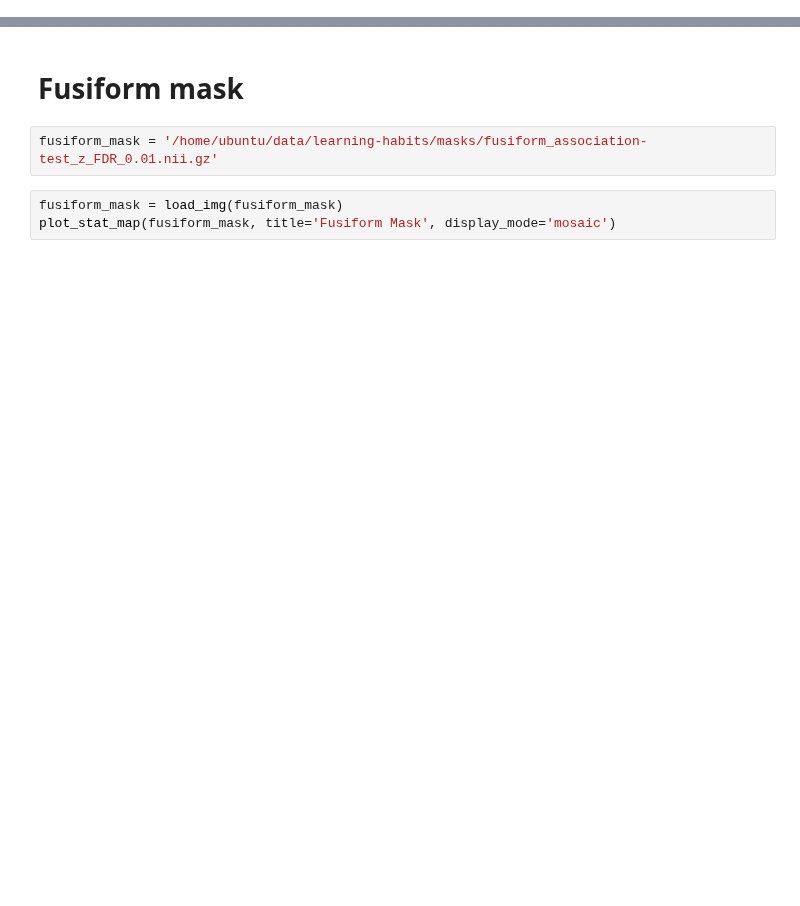
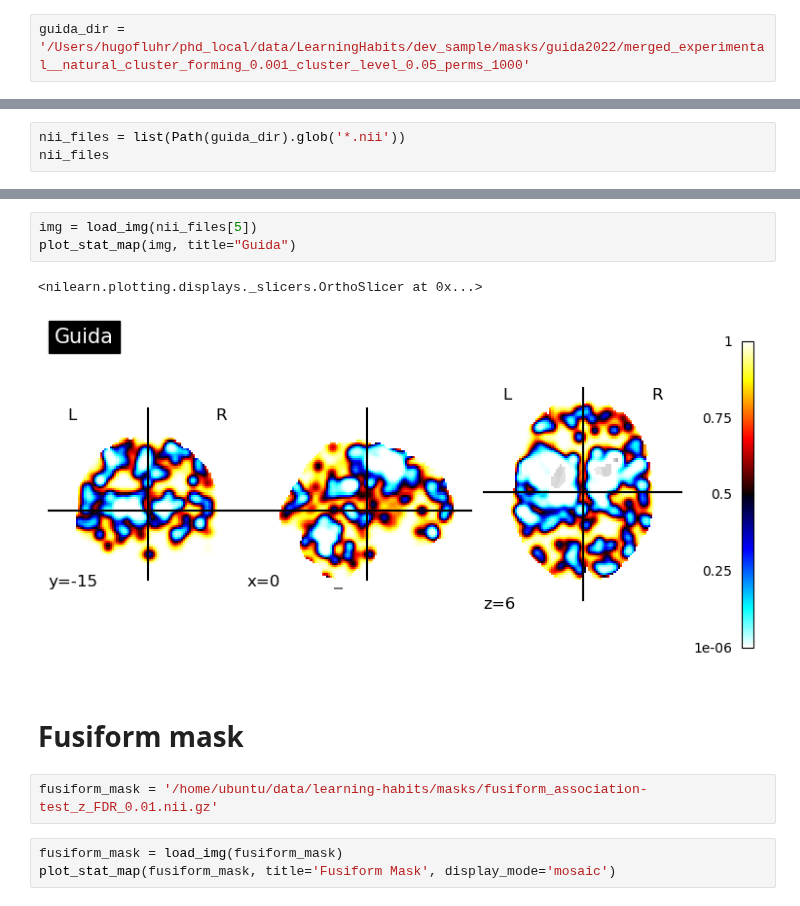
Before and after one commit to hugofluhr/learning-habits-analysis, a Jupyter notebook: notebooks/ROI_masks.ipynb, the cells around one changed output, grey strips where cells are left out. Saved outputs shown, nothing was run; the diff lists cells and outputs as text; blank space fills up the shorter version.

```diff
--- a/notebooks/ROI_masks.ipynb
+++ b/notebooks/ROI_masks.ipynb
@@ -3,0 +112,2 @@ from nilearn.plotting import plot_stat_map, plot_roi
+# %%
+guida_dir = '/Users/hugofluhr/phd_local/data/LearningHabits/dev_sample/masks/guida2022/merged_experimental__natural_cluster_forming_0.001_cluster_level_0.05_perms_1000'
@@ -3,0 +116,3 @@ from nilearn.plotting import plot_stat_map, plot_roi
+# %%
+nii_files = list(Path(guida_dir).glob('*.nii'))
+nii_files
@@ -4,3 +126,9 @@ from nilearn.plotting import plot_stat_map, plot_roi
+# %%
+img = load_img(nii_files[5])
+plot_stat_map(img, title="Guida")
+# %% [output]
+<nilearn.plotting.displays._slicers.OrthoSlicer at 0x...>
+[figure, added]
 # %% [markdown]
 # Fusiform mask
 # %%
```
Also changed, not shown: parts of 37 cells of this notebook.
